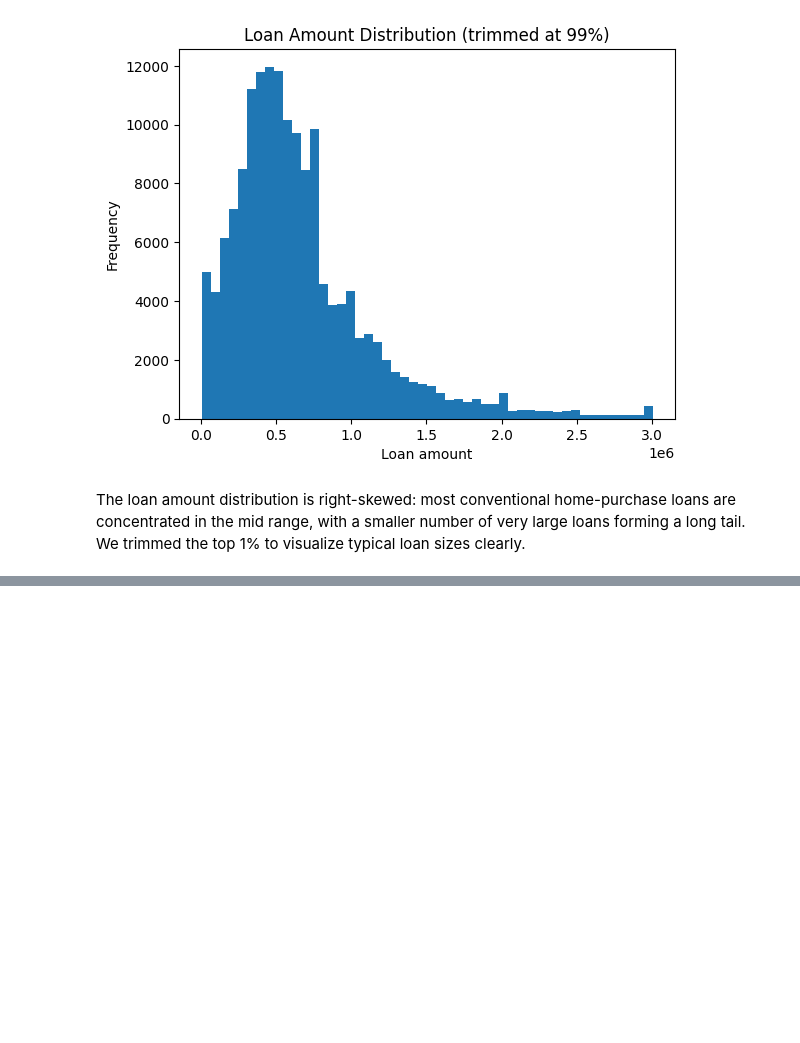
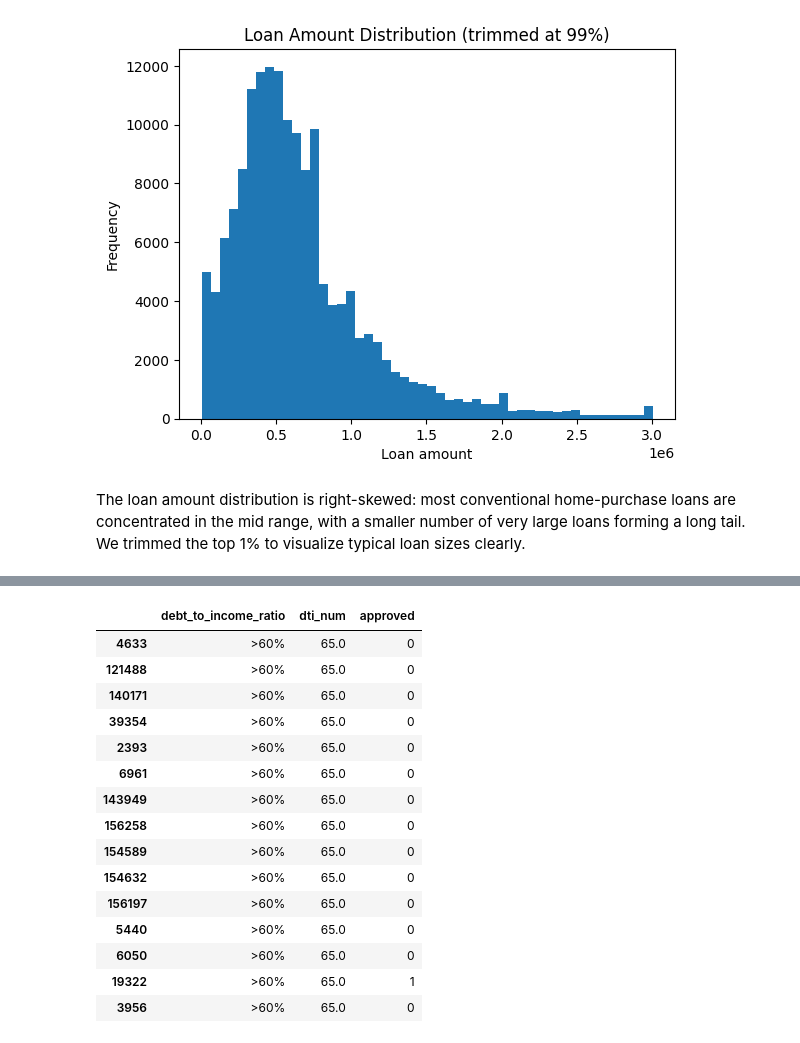
Before and after one commit to ragwort15/255_hmda-mortgage-risk-intelligence-, a Jupyter notebook: notebooks/01_HDMA_EDA.ipynb, the cells around one changed output, grey strips where cells are left out. Cells and saved outputs as stored; diff of their text form; code cells hidden in the pictures; blank space fills up the shorter version.

```diff
--- a/notebooks/01_HDMA_EDA.ipynb
+++ b/notebooks/01_HDMA_EDA.ipynb
@@ -203,0 +320,33 @@ The loan amount distribution is right-skewed: most conventional home-purchase lo
+# %%
+def dti_to_number(x):
+    if pd.isna(x):
+        return np.nan
+    x = str(x).strip()
+    if x.lower() == "exempt":
+        return np.nan
+    # numeric already
+    try:
+        return float(x)
+    except:
+        pass
+    # "30%-<36%"
+    m = re.match(r"(\d+)%?-<(\d+)%?", x)
+    if m:
+        a, b = float(m.group(1)), float(m.group(2))
+        return (a + b) / 2
+    # "50%-60%"
+    m2 = re.match(r"(\d+)%?-(\d+)%?", x)
+    if m2:
+        a, b = float(m2.group(1)), float(m2.group(2))
+        return (a + b) / 2
+    # "<20%" or ">60%"
+    m3 = re.match(r"<(\d+)%?", x)
+    if m3:
+        return float(m3.group(1)) - 5
+    m4 = re.match(r">(\d+)%?", x)
+    if m4:
+        return float(m4.group(1)) + 5
+    return np.nan
+
+df["dti_num"] = df["debt_to_income_ratio"].apply(dti_to_number)
+print("DTI missing %:", df["dti_num"].isna().mean() * 100)
@@ -203,0 +423,21 @@ The loan amount distribution is right-skewed: most conventional home-purchase lo
+# %%
+tmp[tmp["dti_bucket"] == pd.Interval(60, 200, closed='right')][
+    ["debt_to_income_ratio", "dti_num", "approved"]
+].sample(15, random_state=42)
+# %% [output]
+|  | debt_to_income_ratio | dti_num | approved |
+| 4633 | >60% | 65.0 | 0 |
+| 121488 | >60% | 65.0 | 0 |
+| 140171 | >60% | 65.0 | 0 |
+| 39354 | >60% | 65.0 | 0 |
+| 2393 | >60% | 65.0 | 0 |
+| 6961 | >60% | 65.0 | 0 |
+| 143949 | >60% | 65.0 | 0 |
+| 156258 | >60% | 65.0 | 0 |
+| 154589 | >60% | 65.0 | 0 |
+| 154632 | >60% | 65.0 | 0 |
+| 156197 | >60% | 65.0 | 0 |
+| 5440 | >60% | 65.0 | 0 |
+| 6050 | >60% | 65.0 | 0 |
+| 19322 | >60% | 65.0 | 1 |
+| 3956 | >60% | 65.0 | 0 |
```
Also changed, not shown: parts of 33 cells of this notebook.
